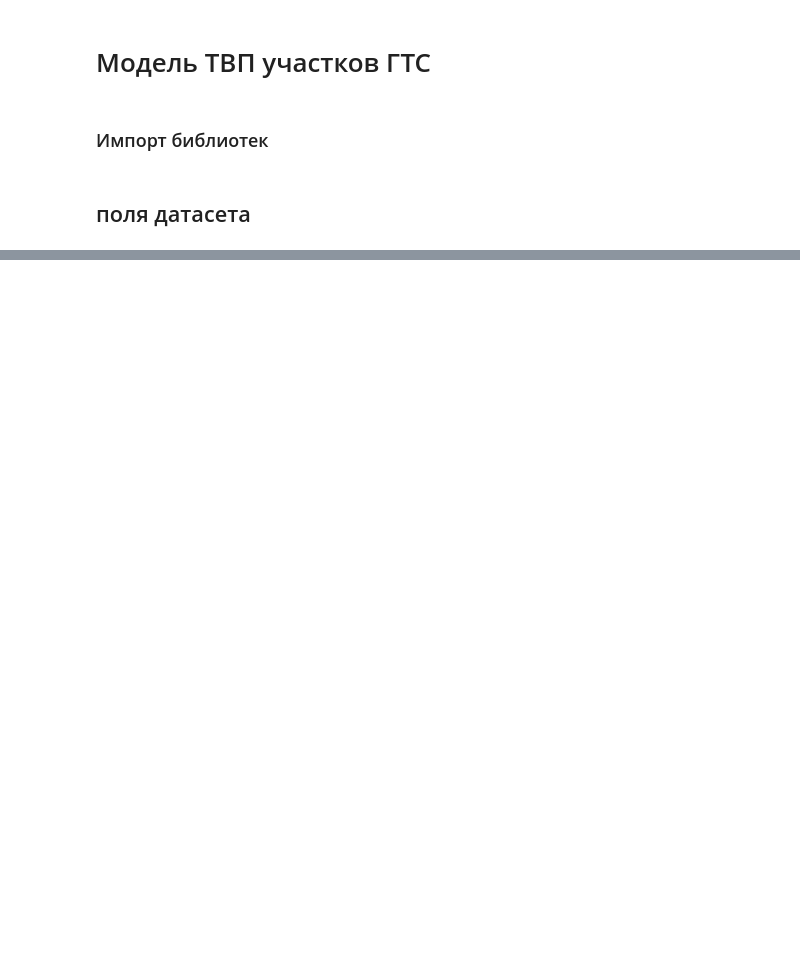
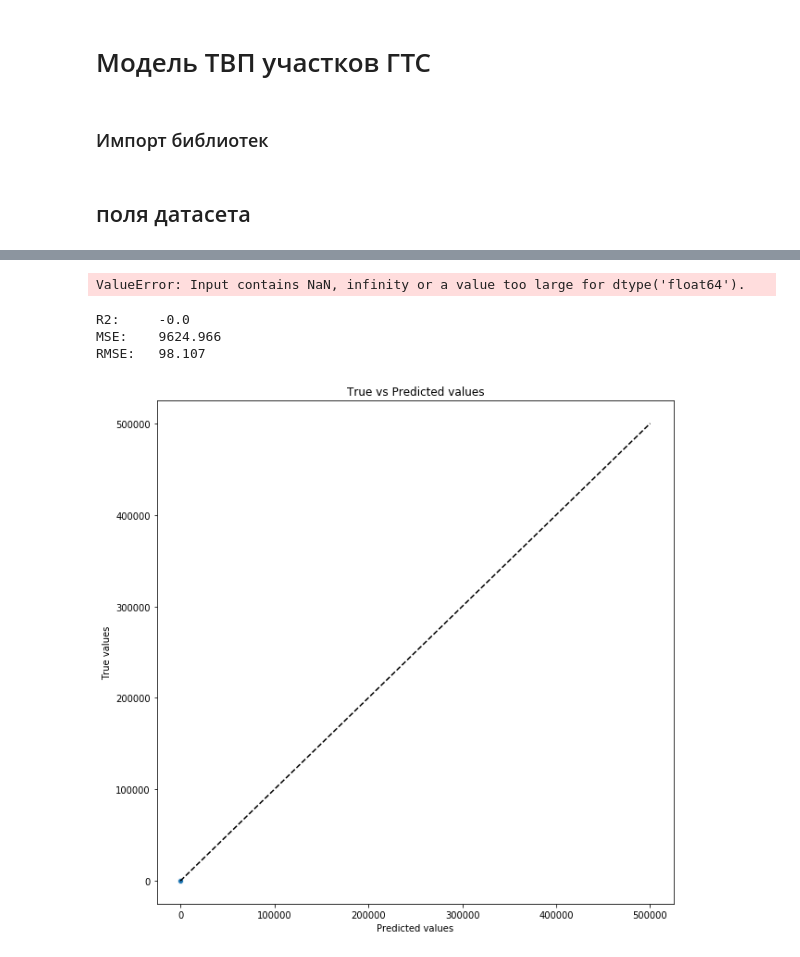
Before and after one commit to stureiko/TFP, a Jupyter notebook: TFP-ML-model.ipynb, the cells around one changed output, grey strips where cells are left out. Cells and saved outputs as stored; diff of their text form; code cells hidden in the pictures; blank space fills up the shorter version.

Commit message:
Добавлены модели LinearRegression и LGBMRegressor. Нужно вычистить данные от NaN.

```diff
--- a/TFP-ML-model.ipynb
+++ b/TFP-ML-model.ipynb
@@ -96 +176,6 @@ memory usage: 3.4+ KB
+# %%
+X = df_work[features_names]
+y = df_work[target_name]
+
+X_train, X_test, y_train, y_test = train_test_split(X, y, test_size=0.33, shuffle=True, random_state=42)
 # %%
@@ -97,0 +183,47 @@ df.to_csv('./TFP.csv')
+# %%
+def evaluate_preds(true_values, pred_values, save=False):
+    """Оценка качества модели и график preds vs true"""
+
+    print( "R2:\t" + str(round(r2(true_values, pred_values), 3)) + "\n" +
+            "MSE:\t" + str(round(mse(true_values, pred_values), 3)) + "\n" +
+            "RMSE:\t" + str(round(np.sqrt(mse(true_values, pred_values)), 3))
+          )
+    plt.figure(figsize=(10, 10))
+
+    sns.scatterplot(x=pred_values, y=true_values)
+    plt.plot([0, 500000], [0, 500000], linestyle='--', color='black')
+
+    plt.xlabel('Predicted values')
+    plt.ylabel('True values')
+    plt.title('True vs Predicted values')
+
+    if save:
+        plt.savefig(REPORTS_FILE_PATH + 'report.png')
+
+    plt.show()
+# %%
+lr_model = LinearRegression()
+lr_model.fit(X_train, y_train)
+
+y_train_preds = lr_model.predict(X_train)
+
+# y_train_preds = np.clip(y_train_preds, a_min=10000, a_max=500000)
+
+evaluate_preds(y_train, y_train_preds)
+# %% [output]
+ValueError: Input contains NaN, infinity or a value too large for dtype('float64').
+# %%
+lgb_model = LGBMRegressor(criterion='mse',
+                          max_depth=10,
+                          min_samples_leaf=30,
+                          random_state=42,
+                          n_estimators=200)
+
+lgb_model.fit(X_train, y_train)
+y_train_preds = lgb_model.predict(X_train)
+evaluate_preds(y_train, y_train_preds)
+# %% [output]
+R2:     -0.0
+MSE:    9624.966
+RMSE:   98.107
+[figure, added]
```
Also changed, not shown: parts of 13 cells of this notebook.
